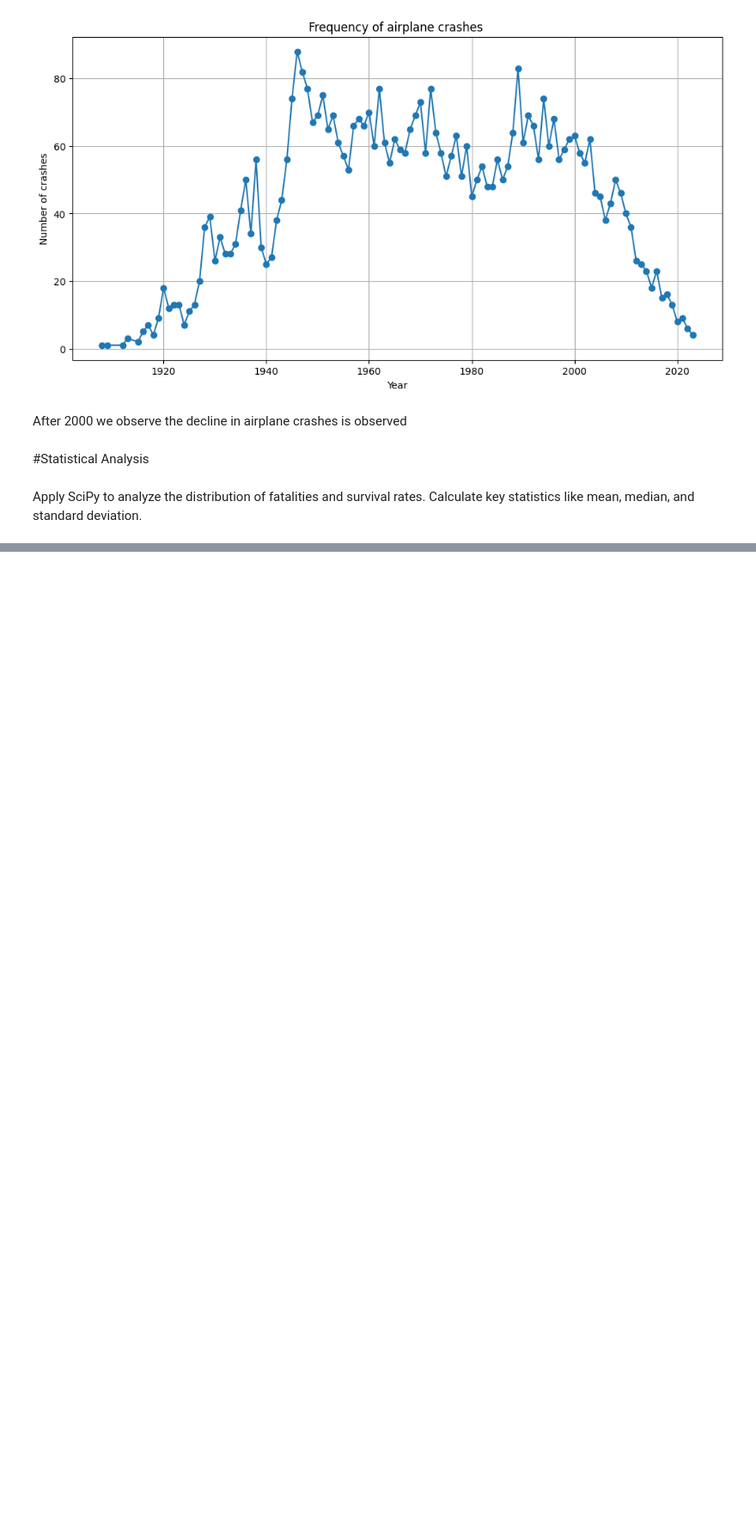
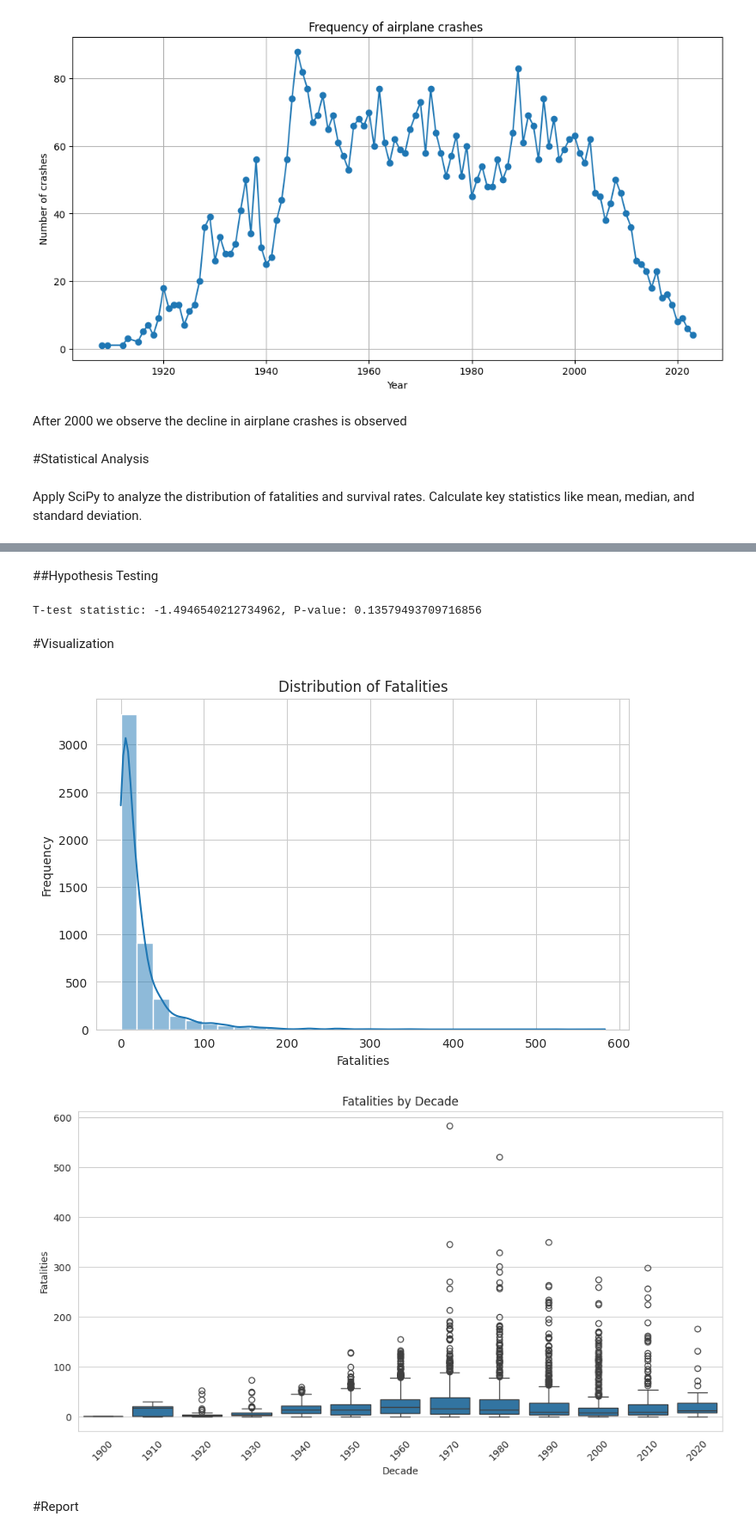
Before and after one commit to TyamanovaMargo/DI-Bootcamp, a Jupyter notebook: DailyChallenge_week4_day3.ipynb, the cells around one changed output, grey strips where cells are left out. Shown at 86% size. Cells and saved outputs as stored; diff of their text form; code cells hidden in the pictures; blank space fills up the shorter version.

```diff
--- a/DailyChallenge_week4_day3.ipynb
+++ b/DailyChallenge_week4_day3.ipynb
@@ -159,3 +164,26 @@ After 2000 we observe the decline in airplane crashes is observed
 #Statistical Analysis
 # %% [markdown]
 Apply SciPy to analyze the distribution of fatalities and survival rates. Calculate key statistics like mean, median, and standard deviation.
+# %%
+import numpy as np
+import scipy.stats as stats
+import pandas as pd
+
+# Load the dataset
+df = pd.read_csv("Airplane_Crashes_and_Fatalities_Since_1908_t0_2023.csv", encoding="ISO-8859-1")
+
+print(df.head())
+
+
+
+fatalities = df['Fatalities'].dropna()
+
+mean_fatalities = np.mean(fatalities)
+median_fatalities = np.median(fatalities)
+std_fatalities = np.std(fatalities, ddof=1)
+
+skewness = stats.skew(fatalities)
+kurtosis = stats.kurtosis(fatalities)
+
+print(f"Mean: {mean_fatalities}, Median: {median_fatalities}, Std Dev: {std_fatalities}")
+print(f"Skewness: {skewness}, Kurtosis: {kurtosis}")
@@ -161,0 +208,38 @@ Apply SciPy to analyze the distribution of fatalities and survival rates. Calcul
+# %% [markdown]
+##Hypothesis Testing
+# %%
+# Compare fatalities in different years
+decade_2000s = df[(df['Year'] >= 2000) & (df['Year'] < 2010)]['Fatalities']
+decade_2010s = df[(df['Year'] >= 2010) & (df['Year'] < 2020)]['Fatalities']
+t_stat, p_value = stats.ttest_ind(decade_2000s, decade_2010s, equal_var=False)
+
+print(f"T-test statistic: {t_stat}, P-value: {p_value}")
+# %% [output]
+T-test statistic: -1.4946540212734962, P-value: 0.13579493709716856
+# %% [markdown]
+#Visualization
+# %%
+sns.set_style("whitegrid")
+
+
+plt.figure(figsize=(8, 5))
+sns.histplot(df['Fatalities'], bins=30, kde=True)
+plt.title("Distribution of Fatalities")
+plt.xlabel("Fatalities")
+plt.ylabel("Frequency")
+plt.show()
+
+
+df['Decade'] = (df['Year'] // 10) * 10
+plt.figure(figsize=(12, 6))
+sns.boxplot(x=df['Decade'], y=df['Fatalities'])
+plt.xticks(rotation=45)
+plt.title("Fatalities by Decade")
+plt.xlabel("Decade")
+plt.ylabel("Fatalities")
+plt.show()
+# %% [output]
+[figure, added]
+[figure, added]
+# %% [markdown]
+#Report
```
Also changed, not shown: parts of 5 cells of this notebook.
